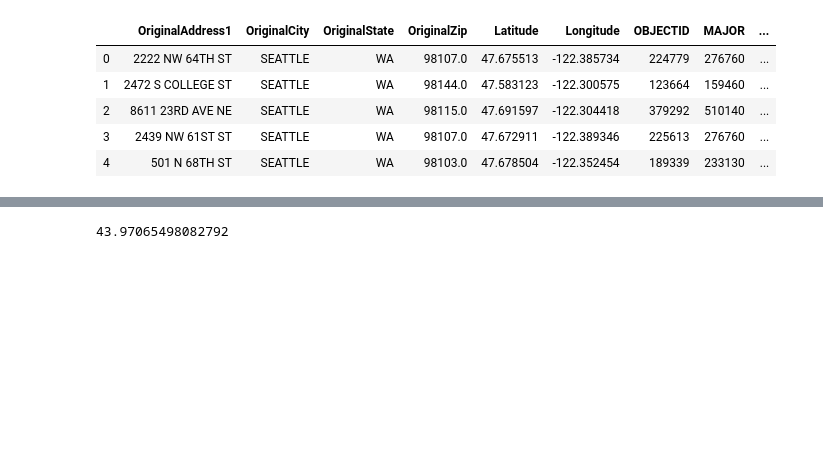
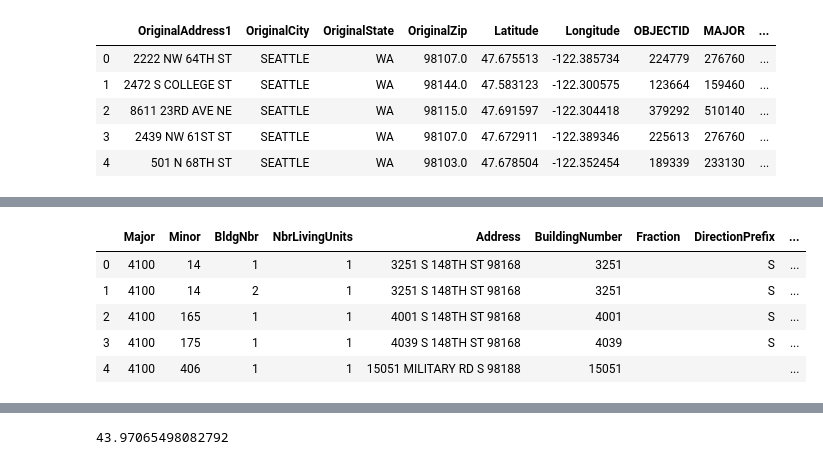
Before and after one commit to frischmuth/Seattle-Real-Estate-Analysis, a Jupyter notebook: EDA.ipynb, the cells around one changed output, grey strips where cells are left out. Saved outputs shown, nothing was run; the diff lists cells and outputs as text; code cells hidden in the pictures; blank space fills up the shorter version.

Commit message:
begin work after break. create first helper functions to read in data

```diff
--- a/EDA.ipynb
+++ b/EDA.ipynb
@@ -7,7 +7,6 @@ import pandas_profiling
 import matplotlib.pyplot as plt
 
 %matplotlib inline
-pd.options.display.
 
 # pd.set_option('display.height', 1000)
 pd.set_option('display.max_rows', 500)
@@ -113,0 +163,11 @@ parcels = parcels.set_index('PIN')
+# %%
+res_build = pd.read_csv('data/EXTR_ResBldg.csv')
+# %%
+res_build.head()
+# %% [output]
+|  | Major | Minor | BldgNbr | NbrLivingUnits | Address | BuildingNumber | Fraction | DirectionPrefix | ... |
+| 0 | 4100 | 14 | 1 | 1 | 3251 S 148TH ST 98168 | 3251 |  | S | ... |
+| 1 | 4100 | 14 | 2 | 1 | 3251 S 148TH ST 98168 | 3251 |  | S | ... |
+| 2 | 4100 | 165 | 1 | 1 | 4001 S 148TH ST 98168 | 4001 |  | S | ... |
+| 3 | 4100 | 175 | 1 | 1 | 4039 S 148TH ST 98168 | 4039 |  | S | ... |
+| 4 | 4100 | 406 | 1 | 1 | 15051 MILITARY RD S 98188 | 15051 |  |  | ... |
```
Also changed, not shown: parts of 9 cells of this notebook, 6 other files.
